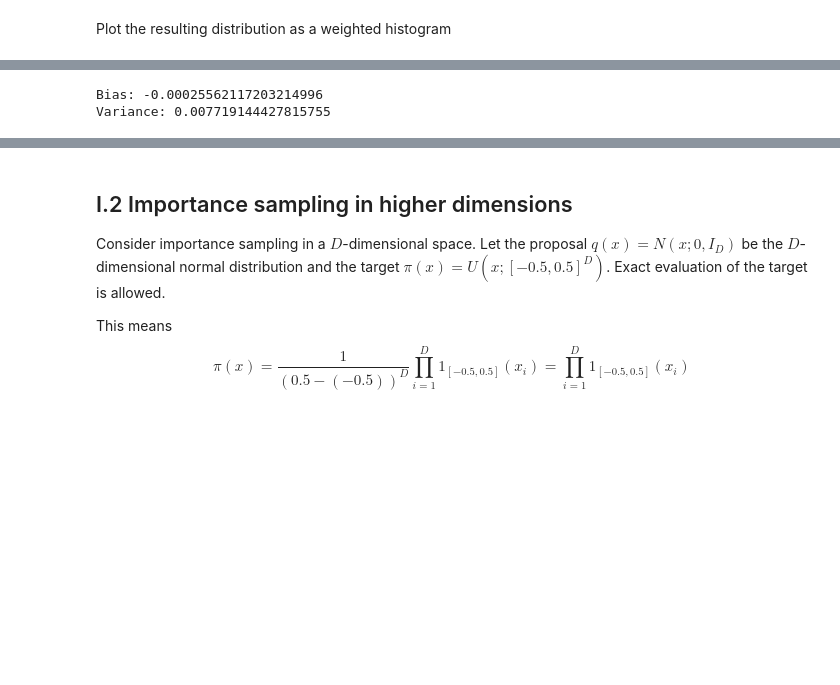
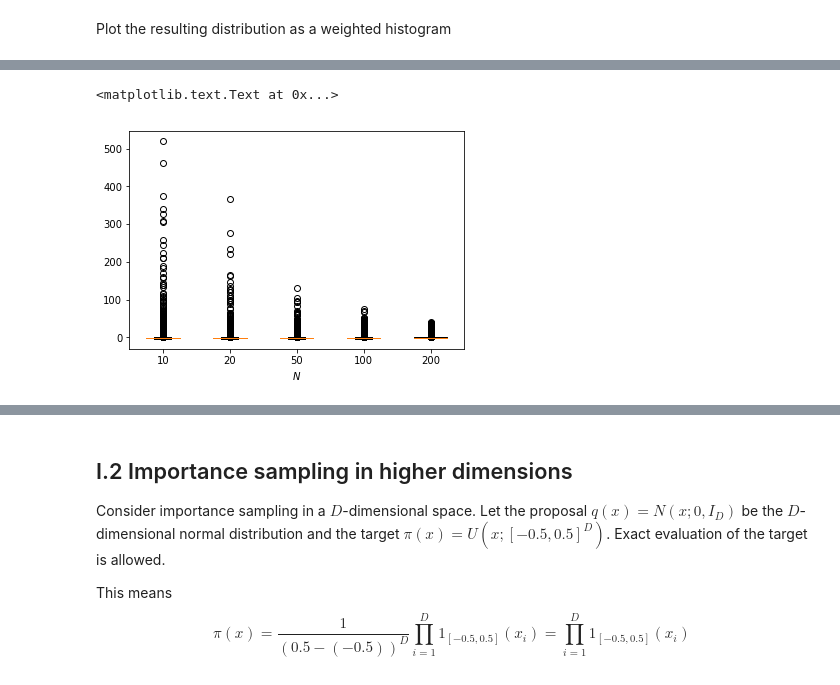
Before and after one commit to cyianor/smc2017, a Jupyter notebook: notebooks/ex1.ipynb, the cells around one changed output, grey strips where cells are left out. Cells and saved outputs as stored; diff of their text form; code cells hidden in the pictures; blank space fills up the shorter version.

```diff
--- a/notebooks/ex1.ipynb
+++ b/notebooks/ex1.ipynb
@@ -120,13 +121,23 @@ e) Implement that estimator
 # %%
+# Number of successful repetitions
 M = 8000
-Z_vals = np.zeros((M,))
+# Values of N
+ns = [10, 20, 50, 100, 200]
+Z_vals = np.zeros((M, len(ns)))
 
-for i in range(M):
-    samples, weights, weights_normalized = imp_sample_prop(1000, loc=2, scale=1)
-    Z_vals[i] = np.mean(weights)
+for i, N in zip(range(len(ns)), ns):
+    j = 0
+    while j < M:
+        try:
+            samples, weights, weights_normalized = imp_sample_prop(N, loc=0, scale=1)
+            Z_vals[j, i] = np.mean(weights)
+            j += 1
+        except TooLittleSampleCoverage:
+            pass
 
-print("Bias: {}".format(Z_vals.mean() - 4))
-print("Variance: {}".format(Z_vals.var()))
+fig, ax = plt.subplots()
+ax.boxplot(Z_vals - 4, labels=ns);
+ax.set_xlabel('$N$');
 # %% [output]
-Bias: -0.00025562117203214996
-Variance: 0.007719144427815755
+<matplotlib.text.Text at 0x...>
+[figure, added]
```
Also changed, not shown: parts of 35 cells of this notebook, 2 other files.
